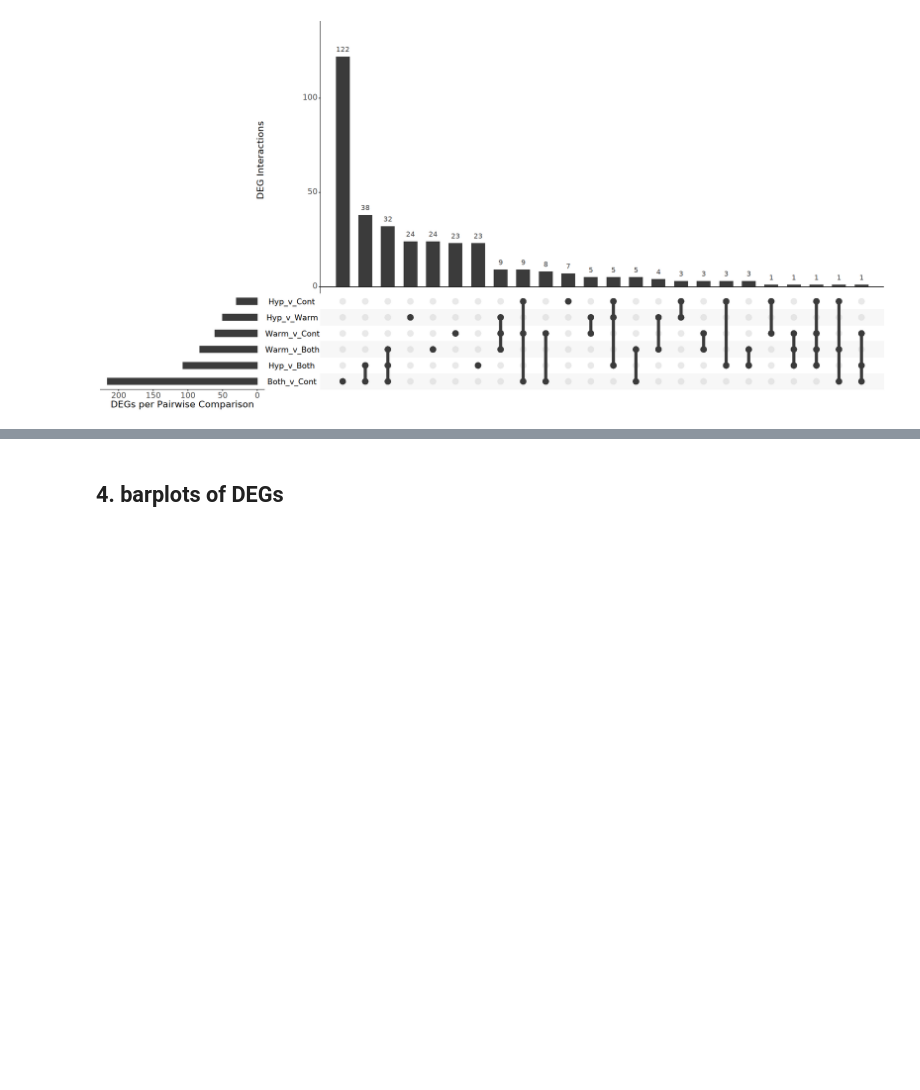
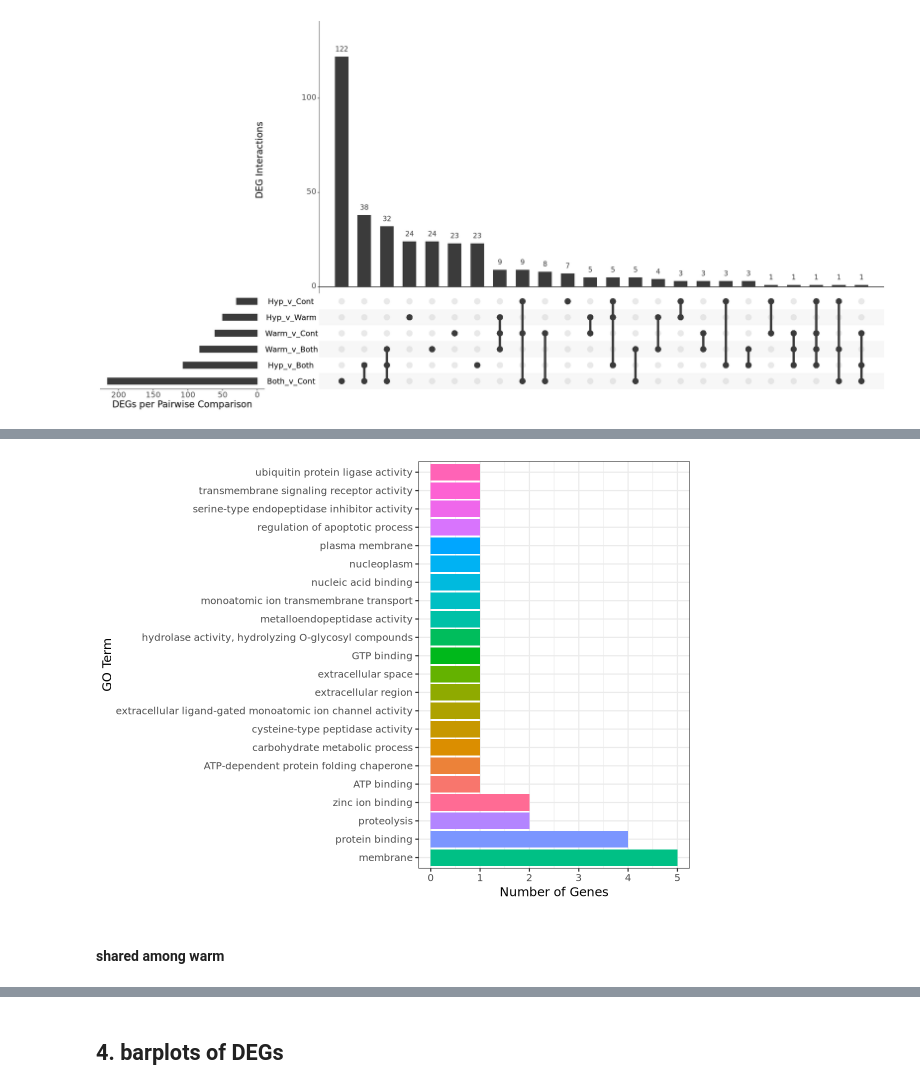
Before and after one commit to jgmcdonough/CE24_RNA-seq, a Jupyter notebook: analysis/diff_expression/phase1_v_phase1/venn_p1.v.p1.ipynb, the cells around one changed output, grey strips where cells are left out. Cells and saved outputs as stored; diff of their text form; code cells hidden in the pictures; blank space fills up the shorter version.

Commit message:
pull out interesting shared DEGs, plot chitin expr

```diff
--- a/analysis/diff_expression/phase1_v_phase1/venn_p1.v.p1.ipynb
+++ b/analysis/diff_expression/phase1_v_phase1/venn_p1.v.p1.ipynb
@@ -56,0 +84,3 @@ A data.frame: 6 × 6
+# %%
+go2name <- read.csv('/project/pi_sarah_gignouxwolfsohn_uml_edu/Reference_genomes/Cvirginica_genome/annotations/gene2GO_name.csv')
+head(go2name)
@@ -183,0 +287,14 @@ other_upset
+# %%
+shared32_go <- merge(shared32, go2name, by = 'gene')
+
+ggplot(shared32_go, aes(x = fct_infreq(name), fill = name)) +
+geom_bar() +
+guides(fill = 'none') +
+theme_bw(base_size = 15) +
+coord_flip() +
+labs(y = 'Number of Genes',
+     x = 'GO Term')
+# %% [output]
+[figure, added]
+# %% [markdown]
+#### shared among warm
```
Also changed, not shown: parts of 35 cells of this notebook.
